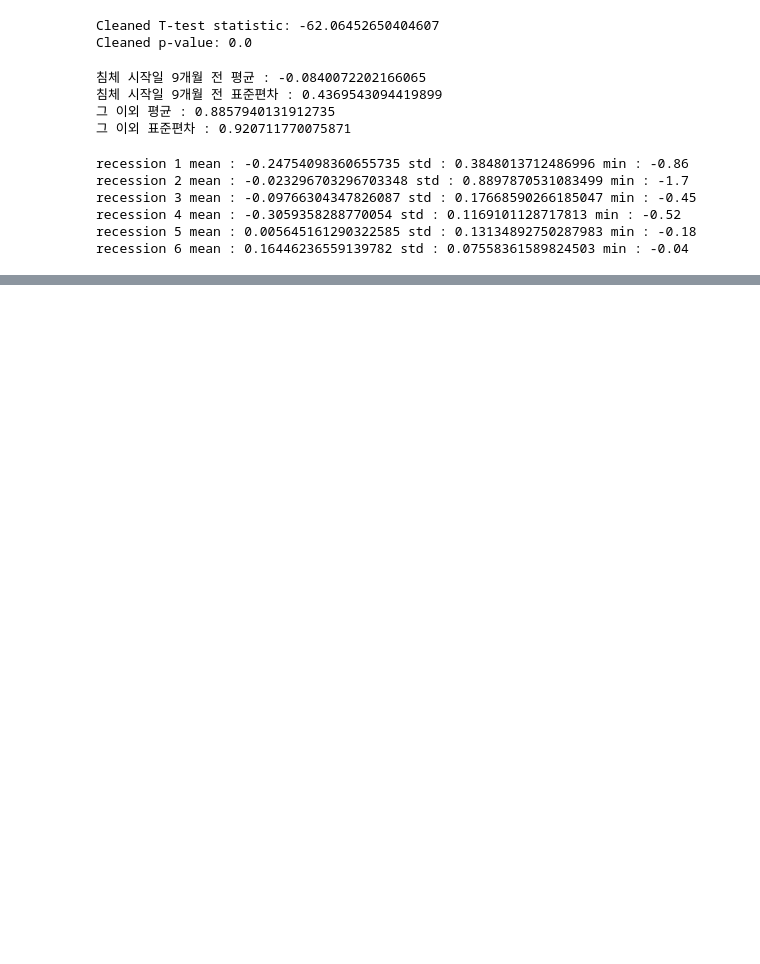
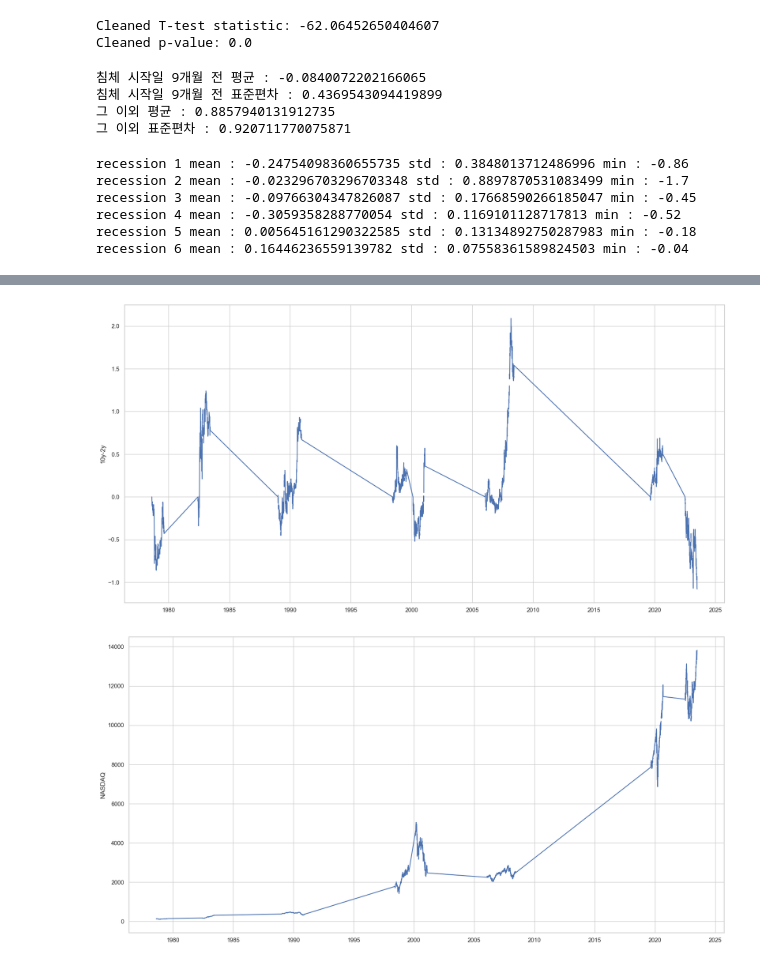
Before and after one commit to jeanDeluge/upstage_eda_1, a Jupyter notebook: data_EDA.ipynb, the cells around one changed output, grey strips where cells are left out. Cells and saved outputs as stored; diff of their text form; code cells hidden in the pictures; blank space fills up the shorter version.

```diff
--- a/data_EDA.ipynb
+++ b/data_EDA.ipynb
@@ -837,0 +843,8 @@ recession 6 mean : 0.16446236559139782 std : 0.07558361589824503 min : -0.04
+# %%
+results = []
+for date in zero_crossings['Date']:
+    end_date = date + pd.DateOffset(years=1)
+    period_data = data[(data['Date'] >= date) & (data['Date'] <= end_date)]
+    results.append(period_data)
+# %%
+result_df = pd.concat(results, ignore_index=True)
@@ -837,0 +867,24 @@ recession 6 mean : 0.16446236559139782 std : 0.07558361589824503 min : -0.04
+# %%
+from python_EDA import search_fred
+NASDAQ = search_fred('NASDAQCOM')
+NASDAQ.columns = ['NASDAQ']
+NASDAQ['Date'] = NASDAQ.index
+NASDAQ.reset_index(inplace=True)
+NASDAQ.drop('index',axis=1,inplace=True)
+NASDAQ = NASDAQ[['Date','NASDAQ']]
+# %%
+result_df=result_df.merge(NASDAQ, left_on='Date', right_on='Date', how='inner')
+# %%
+import matplotlib.pyplot as plt
+plt.figure(figsize=(20,10))
+plt.plot(result_df['Date'], result_df['10y-2y'])
+plt.ylabel('10y-2y')
+
+plt.figure(figsize=(20,10))
+plt.plot(result_df['Date'], result_df['NASDAQ'])
+plt.ylabel('NASDAQ')
+
+plt.show()
+# %% [output]
+[figure, added]
+[figure, added]
```
Also changed, not shown: parts of 14 cells of this notebook.
